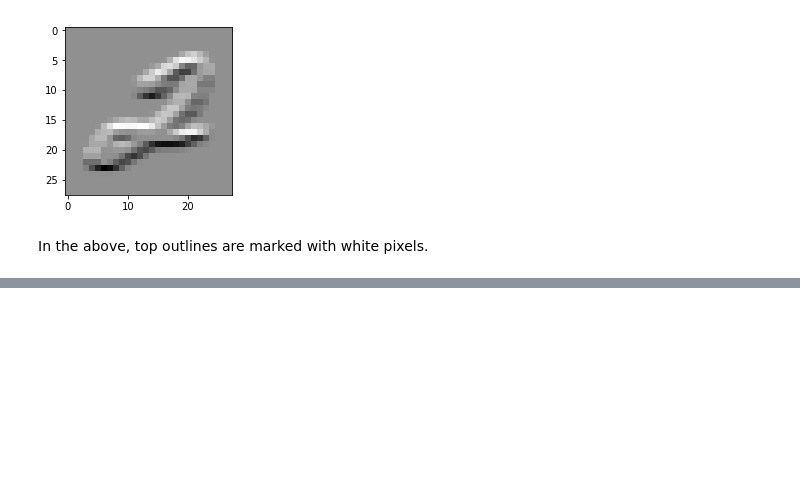
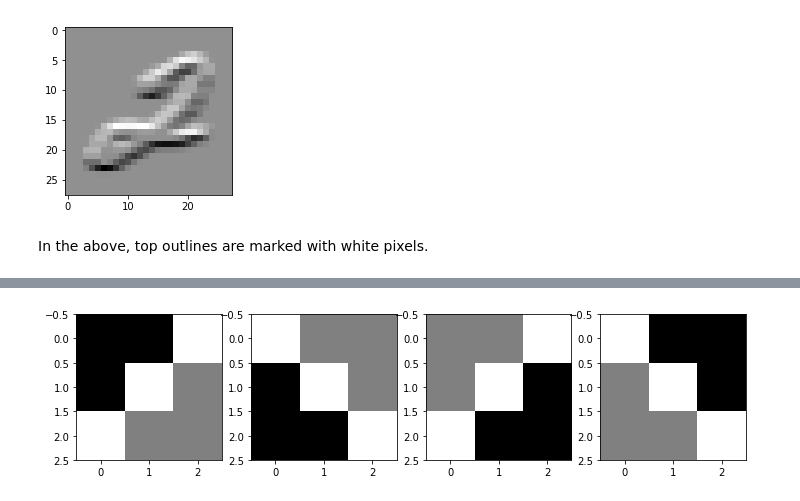
Before and after one commit to arunoda/fastai-courses, a Jupyter notebook: algebra/lesson1-intro.ipynb, the cells around one changed output, grey strips where cells are left out. Cells and saved outputs as stored; diff of their text form; code cells hidden in the pictures; blank space fills up the shorter version.

```diff
--- a/algebra/lesson1-intro.ipynb
+++ b/algebra/lesson1-intro.ipynb
@@ -198,0 +220,11 @@ In the above, top outlines are marked with white pixels.
+# %%
+c_diag=[
+    [ -1, -1, 1],
+    [ -1, 1,0],
+    [ 1,0, 0]
+]
+c_four_diags = [np.rot90(c_diag, i) for i in range(4)]
+# %%
+plots(c_four_diags)
+# %% [output]
+[figure, added]
```
Also changed, not shown: parts of 9 cells of this notebook.
